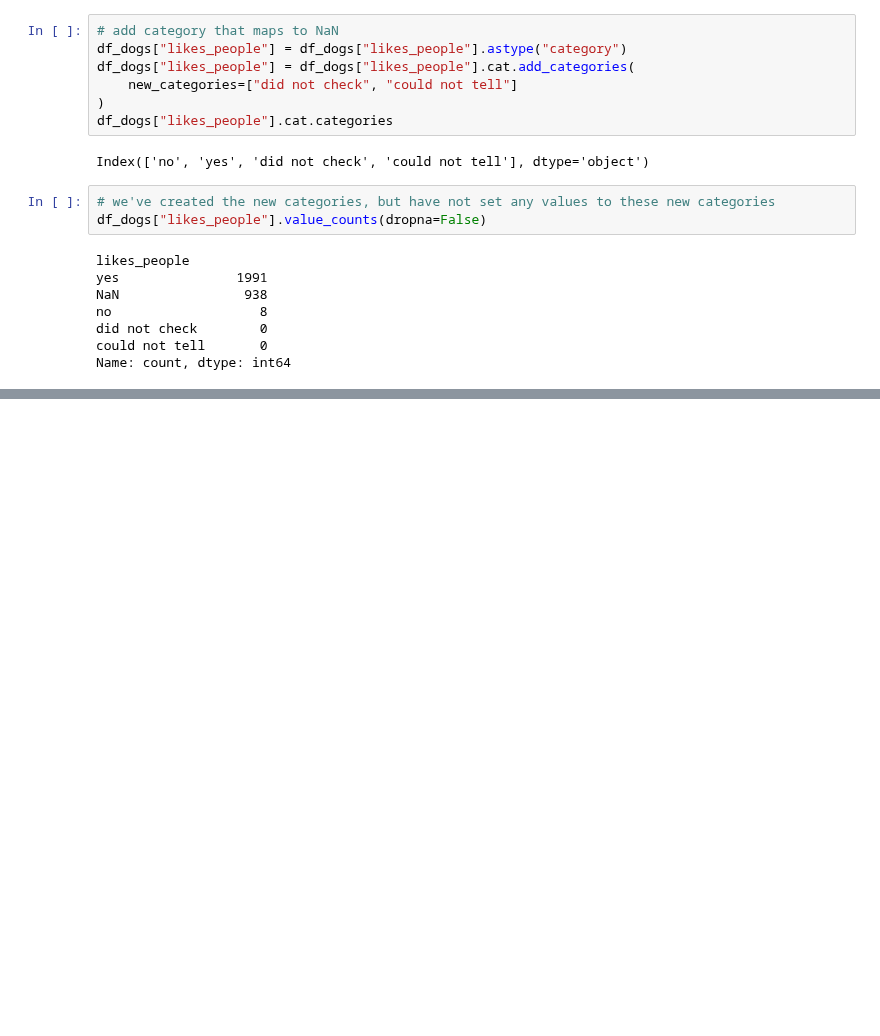
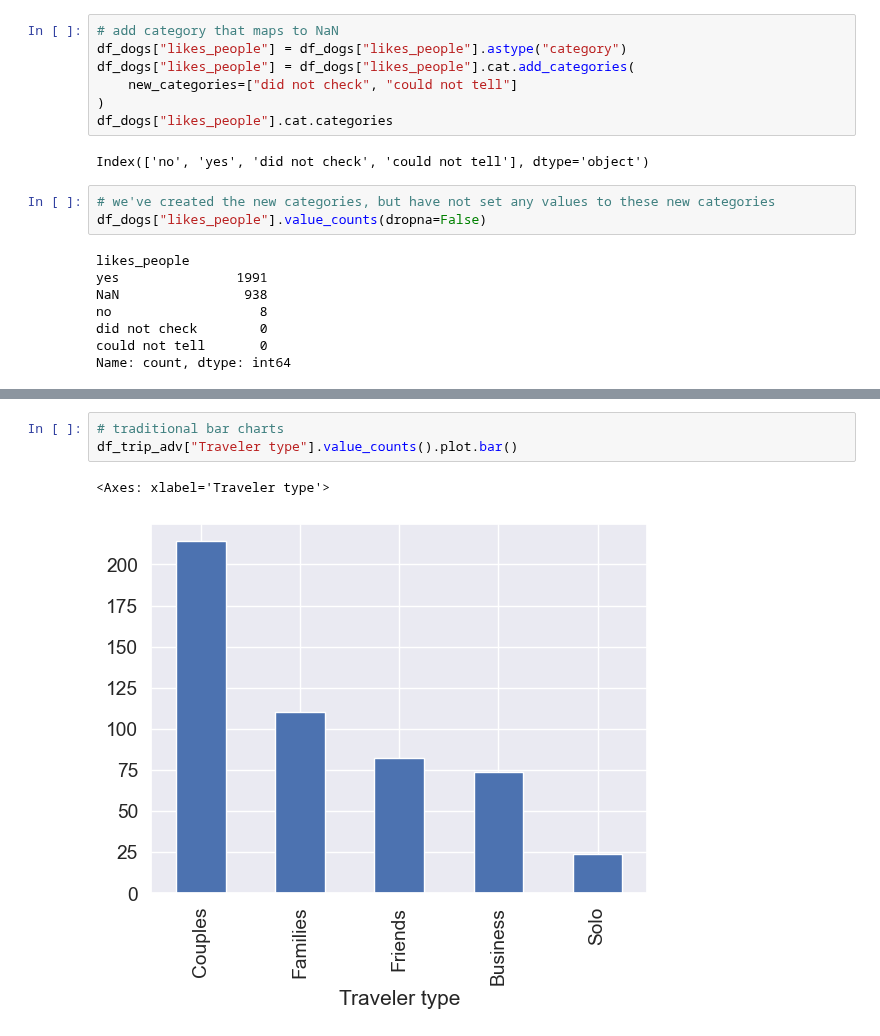
Before and after one commit to MichaelSzczepaniak/DataCamp, a Jupyter notebook: Tracks/Associate Data Scientist/16 Working with Categorical Data in Python/WorkingWithCatData.ipynb, the cells around one changed output, grey strips where cells are left out. Saved outputs shown, nothing was run; the diff lists cells and outputs as text; blank space fills up the shorter version.

```diff
--- a/Tracks/Associate Data Scientist/16 Working with Categorical Data in Python/WorkingWithCatData.ipynb
+++ b/Tracks/Associate Data Scientist/16 Working with Categorical Data in Python/WorkingWithCatData.ipynb
@@ -430,0 +710,6 @@ Index(['long', 'medium', 'short'], dtype='object')
+# %%
+# traditional bar charts
+df_trip_adv["Traveler type"].value_counts().plot.bar()
+# %% [output]
+<Axes: xlabel='Traveler type'>
+[figure, added]
```
Also changed, not shown: parts of 69 cells of this notebook.
